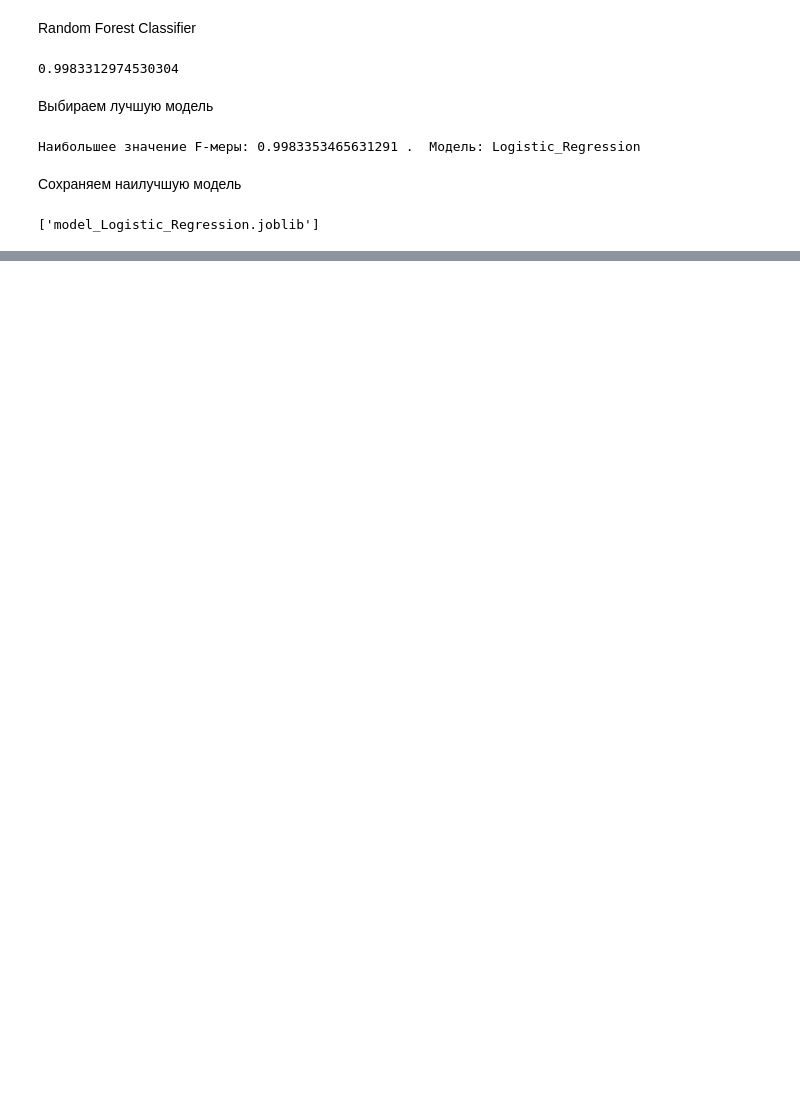
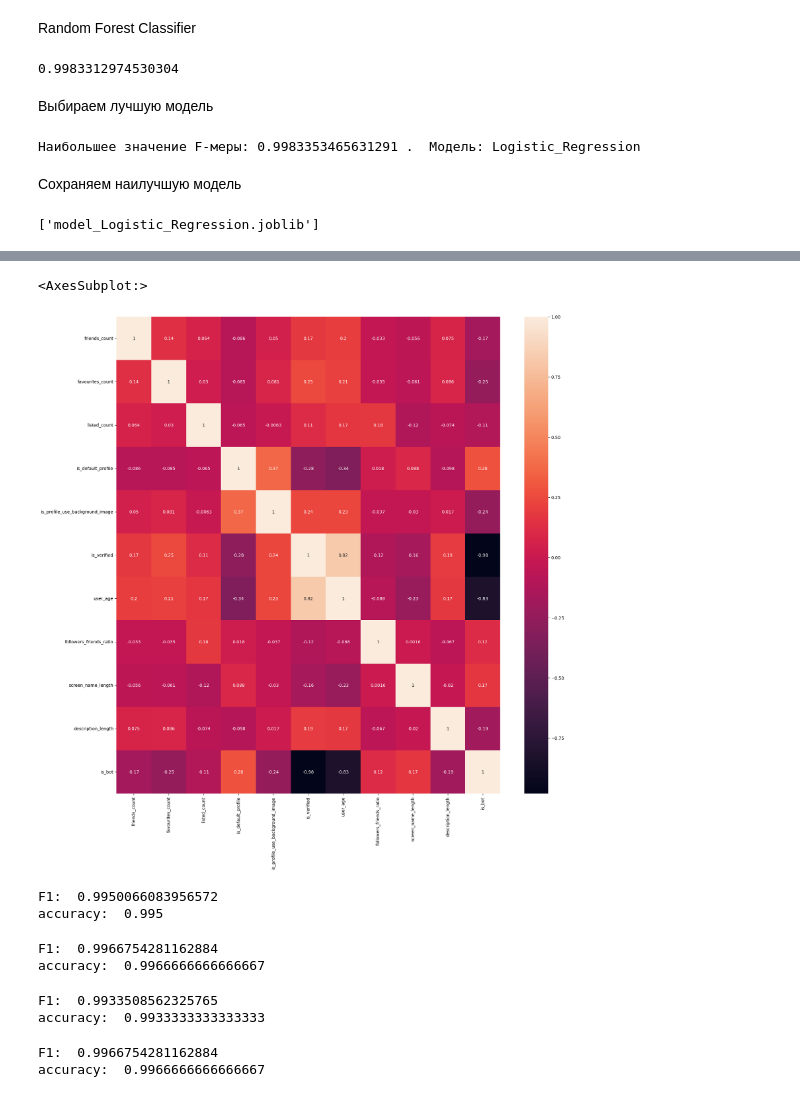
Before and after one commit to itsecd/ml-for-sec-lab1, a Jupyter notebook: ml-for-sec-lab1.ipynb, the cells around one changed output, grey strips where cells are left out. Drawn from its saved outputs; the diff is of its cells as text; code cells hidden in the pictures; blank space fills up the shorter version.

```diff
--- a/ml-for-sec-lab1.ipynb
+++ b/ml-for-sec-lab1.ipynb
@@ -156,0 +181,19 @@ joblib.dump(model_max, 'model_' + model_max +'.joblib')
+# %%
+new1 = new.drop(columns=[
+    "statuses_count",
+    "followers_count",
+    "tweets_freq",
+    "followers_growth_rate",
+    "num_digits_in_screen_name",
+    "length_of_name",
+    "num_digits_in_name",
+    "friends_growth_rate",
+    "favourites_growth_rate",
+    "listed_growth_rate"
+], axis=1)
+# %%
+fig, ax = plt.subplots(figsize=(20,20))
+sns.heatmap(new1.corr(), annot=True, ax=ax)
+# %% [output]
+<AxesSubplot:>
+[figure, added]
@@ -156,0 +204,60 @@ joblib.dump(model_max, 'model_' + model_max +'.joblib')
+# %%
+model_LR = LogisticRegression()
+scaler = StandardScaler()
+
+X_train1 = scaler.fit_transform(X_train)
+X_test1 = scaler.transform(X_test)
+
+model_LR.fit(X_train1, y_train)
+y_LR = model_LR.predict(X_test1)
+
+print('F1: ', f1_score(y_test, y_LR, average = "weighted"))
+print('accuracy: ', accuracy_score(y_test, y_LR))
+# %% [output]
+F1:  0.9950066083956572
+accuracy:  0.995
+# %%
+model_KNN = KNeighborsClassifier()
+scaler = StandardScaler()
+
+X_train1 = scaler.fit_transform(X_train)
+X_test1 = scaler.transform(X_test)
+
+model_KNN.fit(X_train1, y_train)
+y_KNN = model_KNN.predict(X_test1)
+
+print('F1: ', f1_score(y_test, y_KNN, average = "weighted"))
+print('accuracy: ', accuracy_score(y_test, y_KNN))
+# %% [output]
+F1:  0.9966754281162884
+accuracy:  0.9966666666666667
+# %%
+model_DTC = DecisionTreeClassifier()
+scaler = StandardScaler()
+
+X_train1 = scaler.fit_transform(X_train)
+X_test1 = scaler.transform(X_test)
+
+model_DTC.fit(X_train1, y_train)
+y_DTC = model_DTC.predict(X_test1)
+
+print('F1: ', f1_score(y_test, y_DTC, average = "weighted"))
+print('accuracy: ', accuracy_score(y_test, y_DTC))
+# %% [output]
+F1:  0.9933508562325765
+accuracy:  0.9933333333333333
+# %%
+model_RFC = RandomForestClassifier()
+scaler = StandardScaler()
+
+X_train1 = scaler.fit_transform(X_train)
+X_test1 = scaler.transform(X_test)
+
+model_RFC.fit(X_train1, y_train)
+y_RFC = model_RFC.predict(X_test1)
+
+print('F1: ', f1_score(y_test, y_RFC, average = "weighted"))
+print('accuracy: ', accuracy_score(y_test, y_RFC))
+# %% [output]
+F1:  0.9966754281162884
+accuracy:  0.9966666666666667
```
Also changed, not shown: parts of 13 cells of this notebook, 2 other files.
